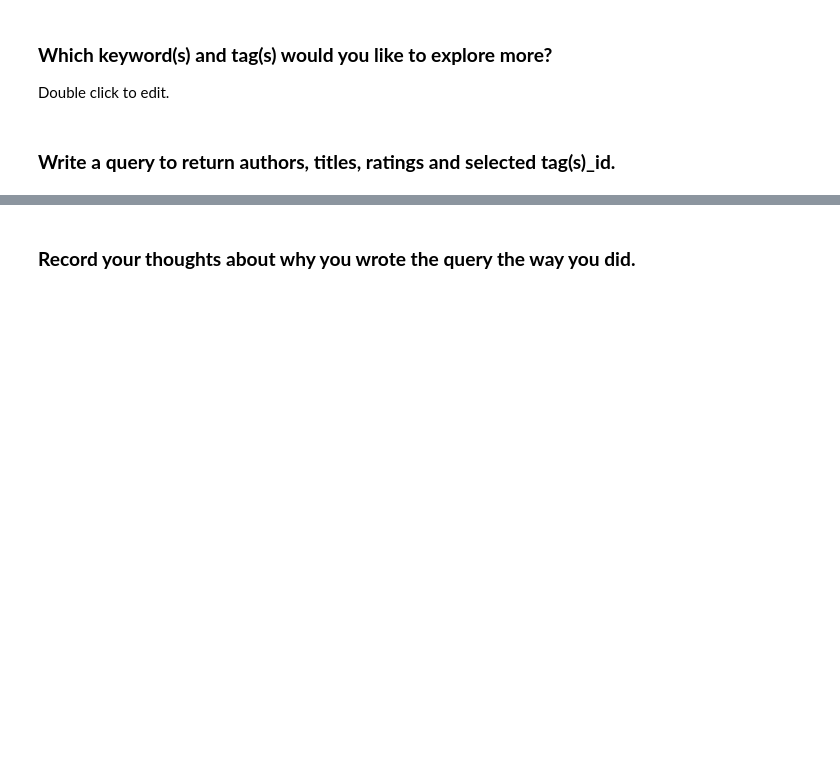
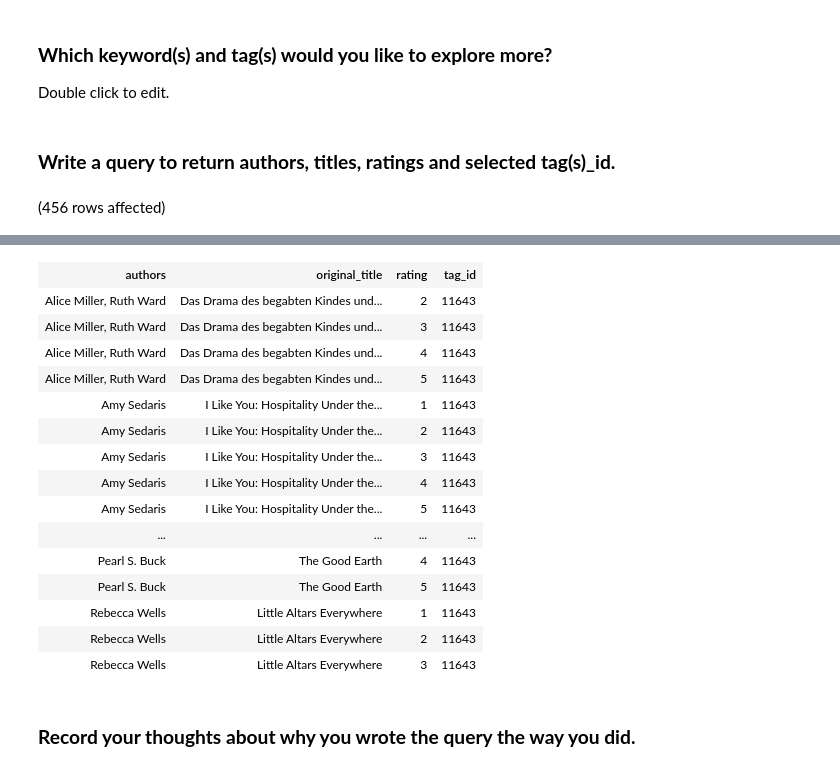
Before and after one commit to mdkronk/SQL-Part-3-Studio, a Jupyter notebook: SQL-Part-3-Studio.ipynb, the cells around one changed output, grey strips where cells are left out. Saved outputs shown, nothing was run; the diff lists cells and outputs as text; code cells hidden in the pictures; blank space fills up the shorter version.

```diff
--- a/SQL-Part-3-Studio.ipynb
+++ b/SQL-Part-3-Studio.ipynb
@@ -49,0 +91,11 @@ Double click to edit.
+# %%
+-- Solution
+select distinct b.authors, b.original_title, r.rating, bt.tag_id
+from BooksDB.dbo.books as b
+join BooksDB.dbo.ratings as r
+on b.book_id = r.book_id
+join BooksDB.dbo.book_tags as bt
+on bt.goodreads_book_id = b.book_id
+where tag_id = 11643
+# %% [output]
+(456 rows affected)
@@ -50,3 +103,19 @@ Double click to edit.
+| authors | original_title | rating | tag_id |
+| Alice Miller, Ruth Ward | Das Drama des begabten Kindes und... | 2 | 11643 |
+| Alice Miller, Ruth Ward | Das Drama des begabten Kindes und... | 3 | 11643 |
+| Alice Miller, Ruth Ward | Das Drama des begabten Kindes und... | 4 | 11643 |
+| Alice Miller, Ruth Ward | Das Drama des begabten Kindes und... | 5 | 11643 |
+| Amy Sedaris | I Like You: Hospitality Under the... | 1 | 11643 |
+| Amy Sedaris | I Like You: Hospitality Under the... | 2 | 11643 |
+| Amy Sedaris | I Like You: Hospitality Under the... | 3 | 11643 |
+| Amy Sedaris | I Like You: Hospitality Under the... | 4 | 11643 |
+| Amy Sedaris | I Like You: Hospitality Under the... | 5 | 11643 |
+| ... | ... | ... | ... |
+| Pearl S. Buck | The Good Earth | 4 | 11643 |
+| Pearl S. Buck | The Good Earth | 5 | 11643 |
+| Rebecca Wells | Little Altars Everywhere | 1 | 11643 |
+| Rebecca Wells | Little Altars Everywhere | 2 | 11643 |
+| Rebecca Wells | Little Altars Everywhere | 3 | 11643 |
 # %% [markdown]
 ### **Record your thoughts about why you wrote the query the way you did.**
 # %% [markdown]
```
Also changed, not shown: parts of 5 cells of this notebook.
